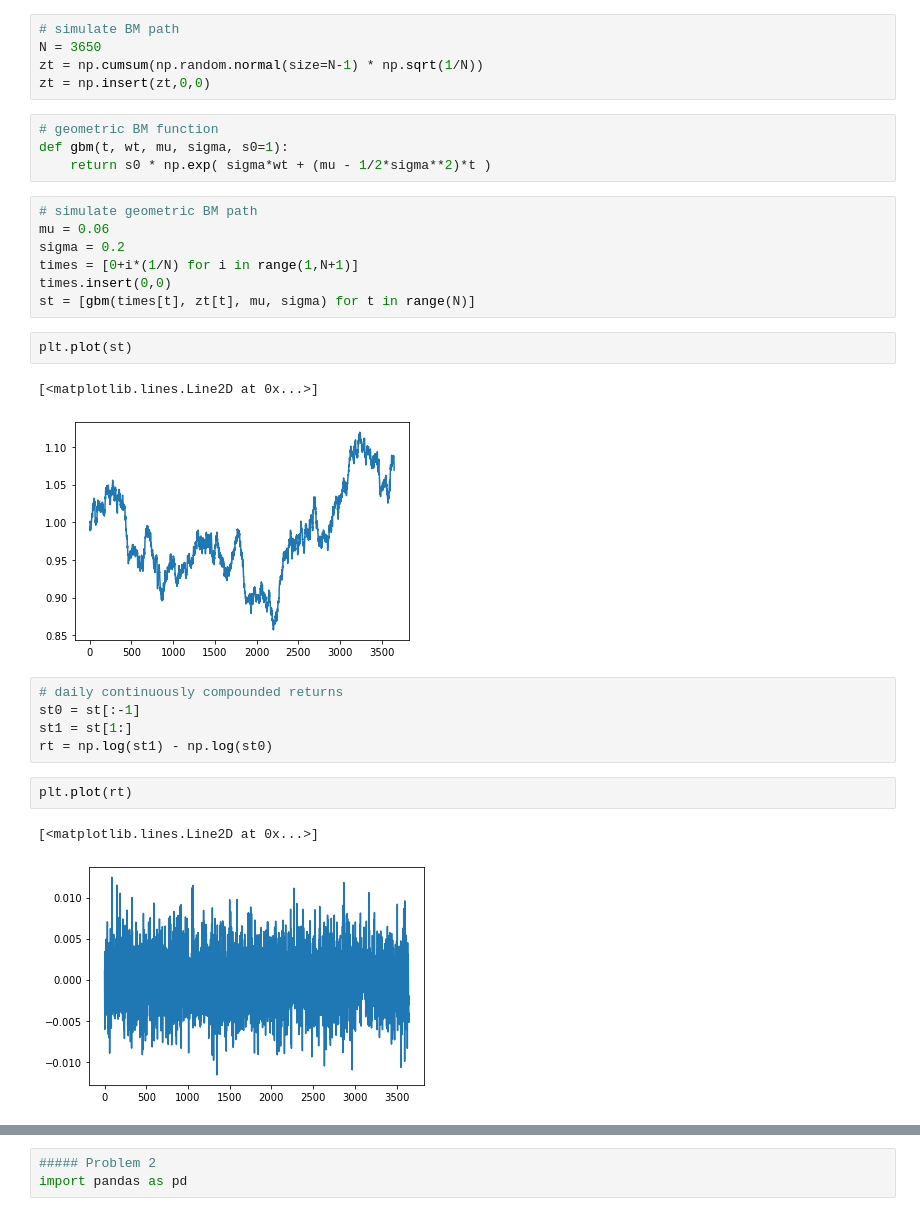
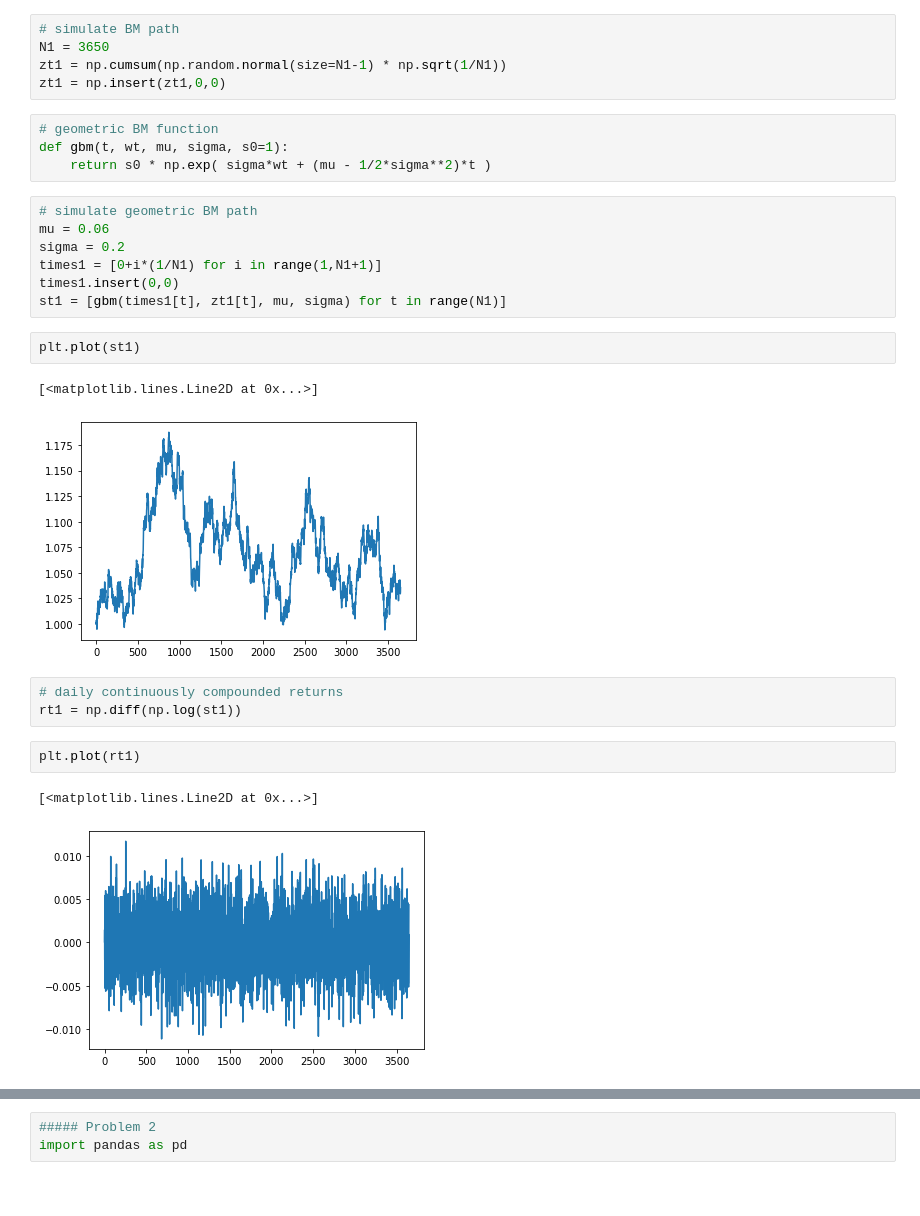
Before and after one commit to dexdx/FIN405_Problem-Sets, a Jupyter notebook: 1/assignment.1-code.ipynb, the cells around one changed output, grey strips where cells are left out. Saved outputs shown, nothing was run; the diff lists cells and outputs as text.

```diff
--- a/1/assignment.1-code.ipynb
+++ b/1/assignment.1-code.ipynb
@@ -4,9 +4,9 @@ import numpy as np
 import matplotlib.pyplot as plt
 # %%
 # simulate BM path
-N = 3650
-zt = np.cumsum(np.random.normal(size=N-1) * np.sqrt(1/N))
-zt = np.insert(zt,0,0)
+N1 = 3650
+zt1 = np.cumsum(np.random.normal(size=N1-1) * np.sqrt(1/N1))
+zt1 = np.insert(zt1,0,0)
 # %%
 # geometric BM function
 def gbm(t, wt, mu, sigma, s0=1):
@@ -15,22 +15,20 @@ def gbm(t, wt, mu, sigma, s0=1):
 # simulate geometric BM path
 mu = 0.06
 sigma = 0.2
-times = [0+i*(1/N) for i in range(1,N+1)]
-times.insert(0,0)
-st = [gbm(times[t], zt[t], mu, sigma) for t in range(N)]
+times1 = [0+i*(1/N1) for i in range(1,N1+1)]
+times1.insert(0,0)
+st1 = [gbm(times1[t], zt1[t], mu, sigma) for t in range(N1)]
 # %%
-plt.plot(st)
+plt.plot(st1)
 # %% [output]
 [<matplotlib.lines.Line2D at 0x...>]
-[figure, old version]
+[figure, new version]
 # %%
 # daily continuously compounded returns
-st0 = st[:-1]
-st1 = st[1:]
-rt = np.log(st1) - np.log(st0)
+rt1 = np.diff(np.log(st1))
 # %%
-plt.plot(rt)
+plt.plot(rt1)
 # %% [output]
 [<matplotlib.lines.Line2D at 0x...>]
-[figure, old version]
+[figure, new version]
 # %%
```
Also changed, not shown: parts of 12 cells of this notebook.
